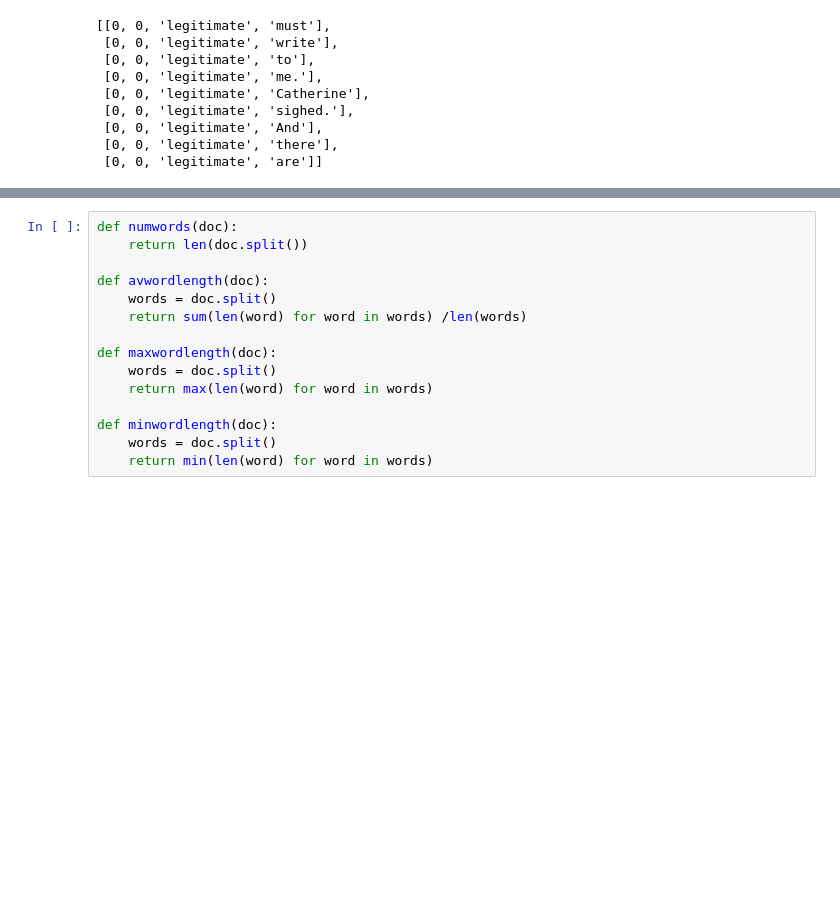
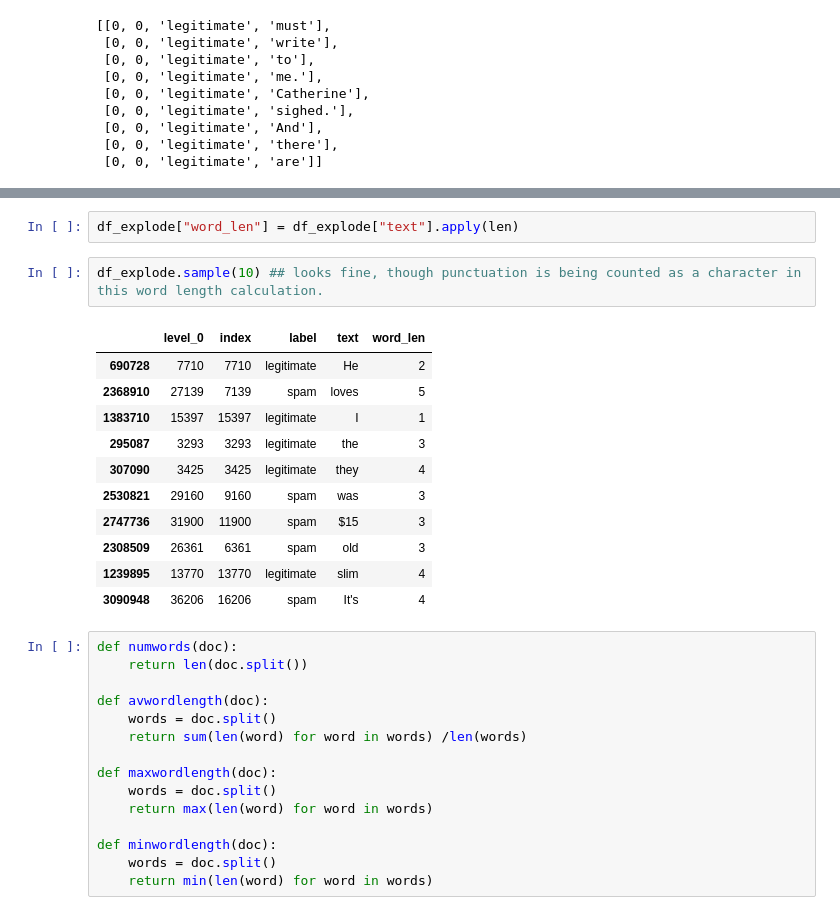
Before and after one commit to willb/openshift-ml-workflows-workshop, a Jupyter notebook: 02a-feature-engineering.ipynb, the cells around one changed output, grey strips where cells are left out. Saved outputs shown, nothing was run; the diff lists cells and outputs as text; blank space fills up the shorter version.

Commit message:
computed word lengths

```diff
--- a/02a-feature-engineering.ipynb
+++ b/02a-feature-engineering.ipynb
@@ -59,3 +95,19 @@ rows[1:10]
+# %%
+df_explode["word_len"] = df_explode["text"].apply(len)
+# %%
+df_explode.sample(10) ## looks fine, though punctuation is being counted as a character in this word length calculation.
+# %% [output]
+|  | level_0 | index | label | text | word_len |
+| 690728 | 7710 | 7710 | legitimate | He | 2 |
+| 2368910 | 27139 | 7139 | spam | loves | 5 |
+| 1383710 | 15397 | 15397 | legitimate | I | 1 |
+| 295087 | 3293 | 3293 | legitimate | the | 3 |
+| 307090 | 3425 | 3425 | legitimate | they | 4 |
+| 2530821 | 29160 | 9160 | spam | was | 3 |
+| 2747736 | 31900 | 11900 | spam | $15 | 3 |
+| 2308509 | 26361 | 6361 | spam | old | 3 |
+| 1239895 | 13770 | 13770 | legitimate | slim | 4 |
+| 3090948 | 36206 | 16206 | spam | It's | 4 |
 # %%
 def numwords(doc):
     return len(doc.split())
```
Also changed, not shown: parts of 2 cells of this notebook.
